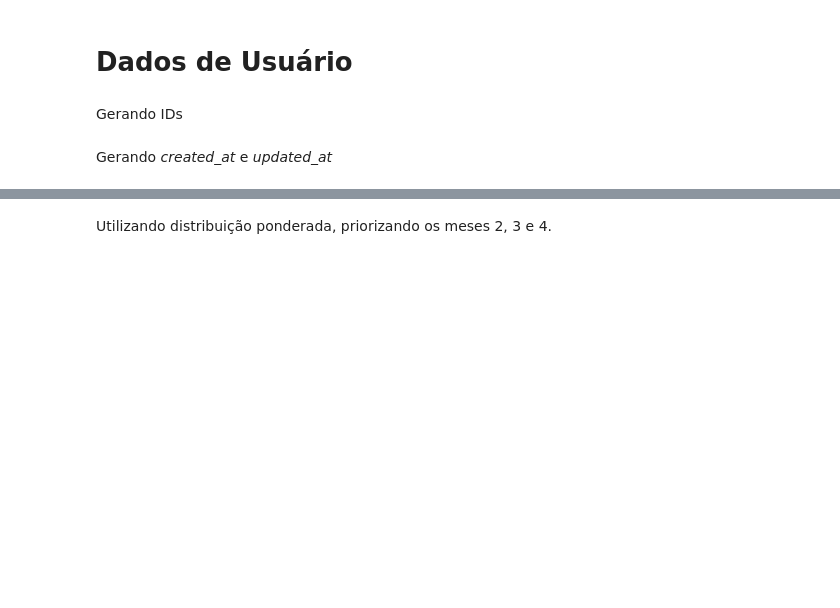
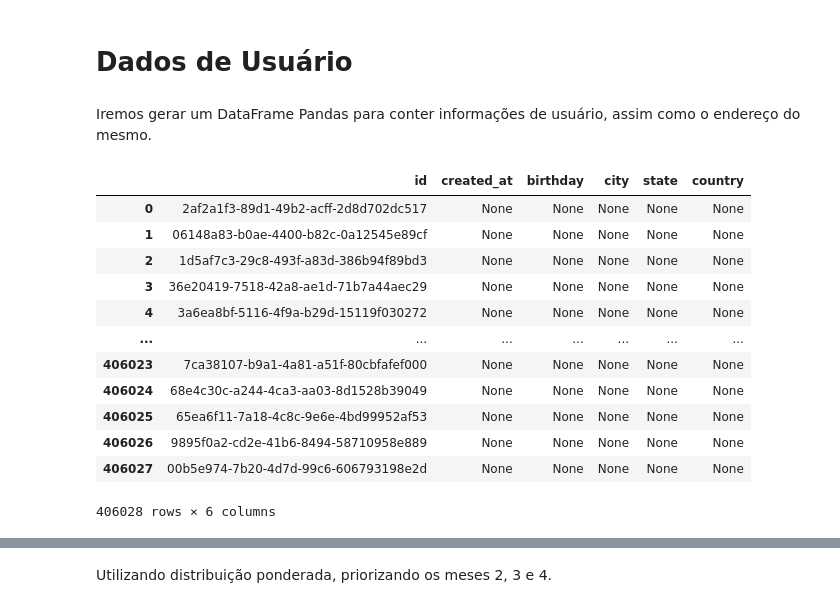
Before and after one commit to rubcube-guilhermetomiasi/mocking, a Jupyter notebook: mocking.ipynb, the cells around one changed output, grey strips where cells are left out. Drawn from its saved outputs; the diff is of its cells as text; code cells hidden in the pictures; blank space fills up the shorter version.

```diff
--- a/mocking.ipynb
+++ b/mocking.ipynb
@@ -7,5 +7,3 @@ TRANSFER_COUNT = 5591 * 2
 fake = Faker()
 # %% [markdown]
 # Dados de Usuário
-# %% [markdown]
-Gerando IDs
@@ -18,2 +10,28 @@ for i in range(USER_COUNT):
-# %% [markdown]
-Gerando *created_at* e *updated_at*
+# %% [markdown]
+Iremos gerar um DataFrame Pandas para conter informações de usuário, assim como o endereço do mesmo.
+# %%
+import pandas as pd
+
+users = pd.DataFrame({
+    'id': [fake.uuid4() for _ in range(USER_COUNT)],
+    'created_at': None,
+    'birthday': None,
+    'city': None,
+    'state': None,
+    'country': None
+})
+display(users)
+# %% [output]
+|  | id | created_at | birthday | city | state | country |
+| 0 | 2af2a1f3-89d1-49b2-acff-2d8d702dc517 | None | None | None | None | None |
+| 1 | 06148a83-b0ae-4400-b82c-0a12545e89cf | None | None | None | None | None |
+| 2 | 1d5af7c3-29c8-493f-a83d-386b94f89bd3 | None | None | None | None | None |
+| 3 | 36e20419-7518-42a8-ae1d-71b7a44aec29 | None | None | None | None | None |
+| 4 | 3a6ea8bf-5116-4f9a-b29d-15119f030272 | None | None | None | None | None |
+| ... | ... | ... | ... | ... | ... | ... |
+| 406023 | 7ca38107-b9a1-4a81-a51f-80cbfafef000 | None | None | None | None | None |
+| 406024 | 68e4c30c-a244-4ca3-aa03-8d1528b39049 | None | None | None | None | None |
+| 406025 | 65ea6f11-7a18-4c8c-9e6e-4bd99952af53 | None | None | None | None | None |
+| 406026 | 9895f0a2-cd2e-41b6-8494-58710958e889 | None | None | None | None | None |
+| 406027 | 00b5e974-7b20-4d7d-99c6-606793198e2d | None | None | None | None | None |
+406028 rows × 6 columns
```
Also changed, not shown: parts of 73 cells of this notebook.
